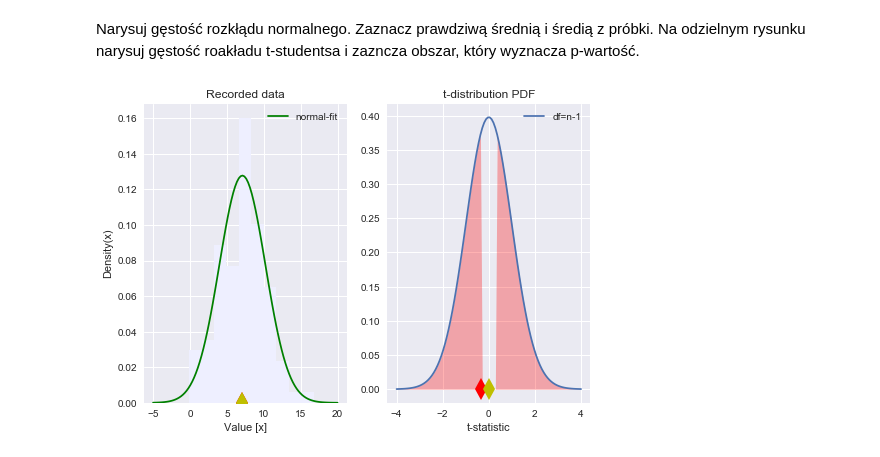
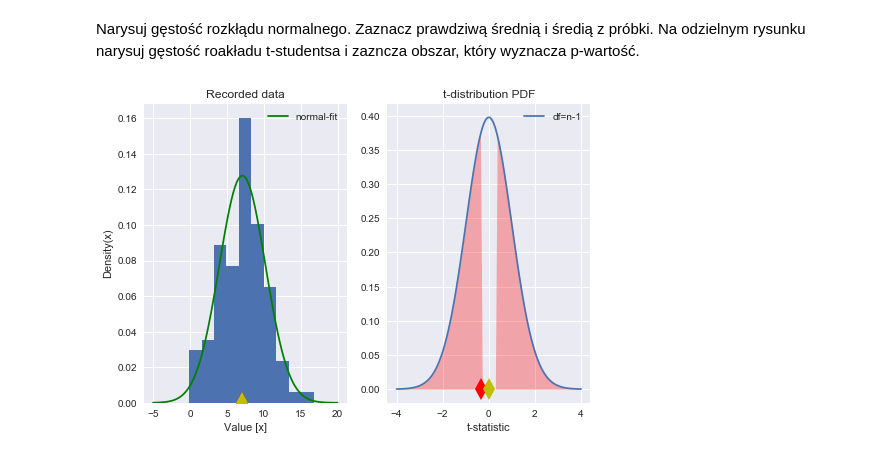
Before and after one commit to JBalcony/statistics, a Jupyter notebook: D6/D6_Z3.ipynb, the cells around one changed output. Drawn from its saved outputs; the diff is of its cells as text; code cells hidden in the pictures.

```diff
--- a/D6/D6_Z3.ipynb
+++ b/D6/D6_Z3.ipynb
@@ -60,32 +60,32 @@ tVal=tVal_1
 fig, axs = plt.subplots(1,2)
 # Left plot ------------------------------------
 # Plot the histogram of the data, superposed with the normal fit
 xval = np.linspace(-5,20, 100)
 yval = stats.norm(meanVal,stdVal).pdf(xval)
 
-axs[0].hist(data, normed=True, color='#eeefff')
+axs[0].hist(data, normed=True)
 axs[0].plot(xval, yval, 'g', label='normal-fit')
 axs[0].set_title('Recorded data')
 axs[0].legend()
 #Mark the mean value, as well as the value of interest
 axs[0].plot(checkVal, 0, marker='d', color='r', ms=15)
 axs[0].plot(meanVal, 0, marker='d', color='y', ms=15)
 axs[0].set_xlabel('Value [x]')
 axs[0].set_ylabel('Density(x)')
 
 # Right plot ------------------------------------
 # The corrsponding t-distribution
 xv2 = np.linspace(-4,4, 100)
 yv2 = stats.t(len(data)-1).pdf(xv2)
 tFill = yv2.copy()
 tFill[(xv2>-tstatistic) & (xv2<tstatistic)] = 0
 axs[1].plot(xv2, yv2, label='df=n-1')
 axs[1].fill_between(xv2, tFill, color='r', alpha=0.3, lw=0)
 axs[1].plot(tVal, 0, 'rd', ms=15)
 axs[1].plot(0, 0, 'yd', ms=15)
 axs[1].set_xlabel('t-statistic')
 axs[1].set_title('t-distribution PDF')
 axs[1].legend()
 plt.show()
 # %% [output]
-[figure, old version]
+[figure, new version]
```
Also changed, not shown: 3 other files.
